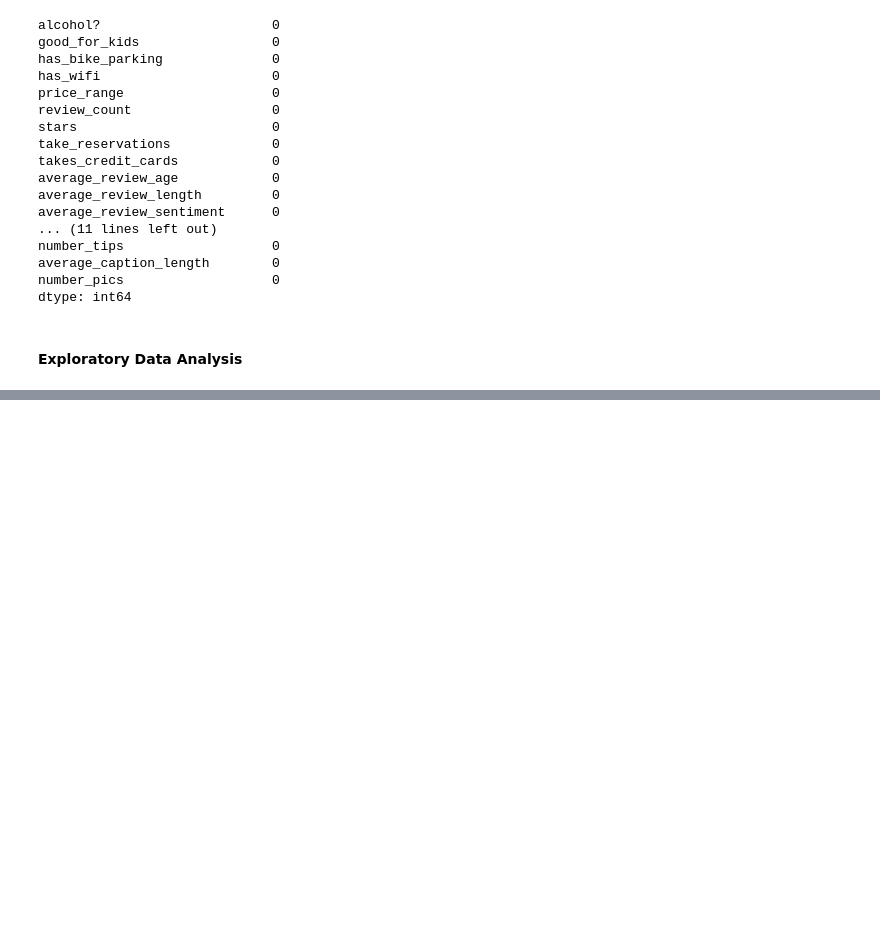
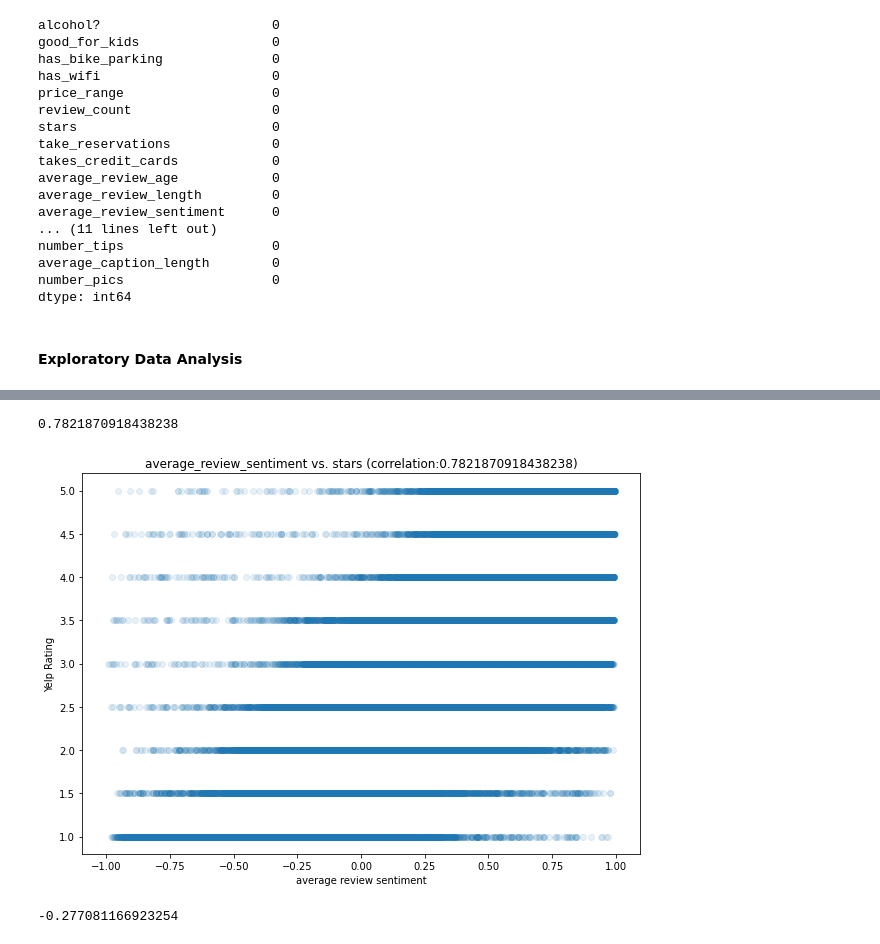
Before and after one commit to joeelorm/PortfolioProjects, a Jupyter notebook: Yelp Rating Predictor - (Regression)/Yelp Rating Regression.ipynb, the cells around one changed output, grey strips where cells are left out. Drawn from its saved outputs; the diff is of its cells as text; code cells hidden in the pictures; blank space fills up the shorter version.

Commit message:
Yelp Rating Done

```diff
--- a/Yelp Rating Predictor - (Regression)/Yelp Rating Regression.ipynb
+++ b/Yelp Rating Predictor - (Regression)/Yelp Rating Regression.ipynb
@@ -389,0 +393,22 @@ df.corr()
+# %%
+#Correlation between average_review_sentiment and stars
+corr = pearsonr(df['average_review_sentiment'], df['stars'])
+print(corr[0])
+# %% [output]
+0.7821870918438238
+# %%
+#Plotting average_review_sentiment against stars
+plt.figure(figsize = (10,7))
+plt.scatter(df['average_review_sentiment'], df['stars'], alpha = 0.1)
+plt.title('average_review_sentiment vs. stars (correlation:' + str(corr[0]) + ')')
+plt.xlabel('average review sentiment')
+plt.ylabel('Yelp Rating')
+plt.show()
+# %% [output]
+[figure, added]
+# %%
+#Correlation between average_review_sentiment and stars
+corr = pearsonr(df['average_review_length'], df['stars'])
+print(corr[0])
+# %% [output]
+-0.277081166923254
```
Also changed, not shown: parts of 30 cells of this notebook.
